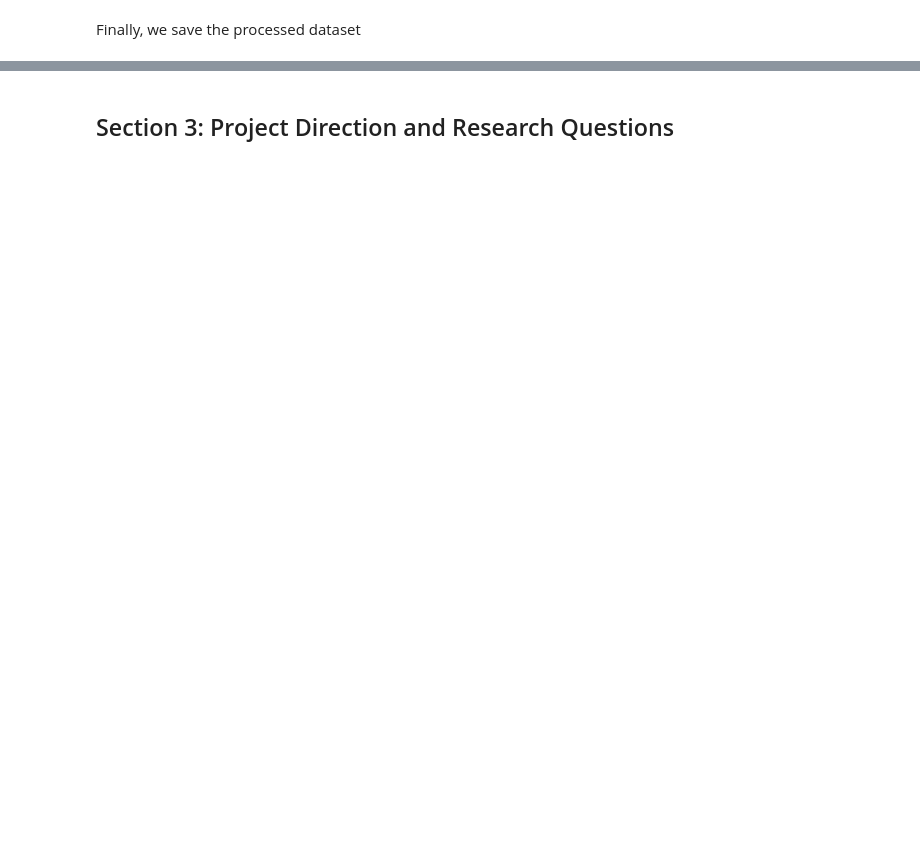
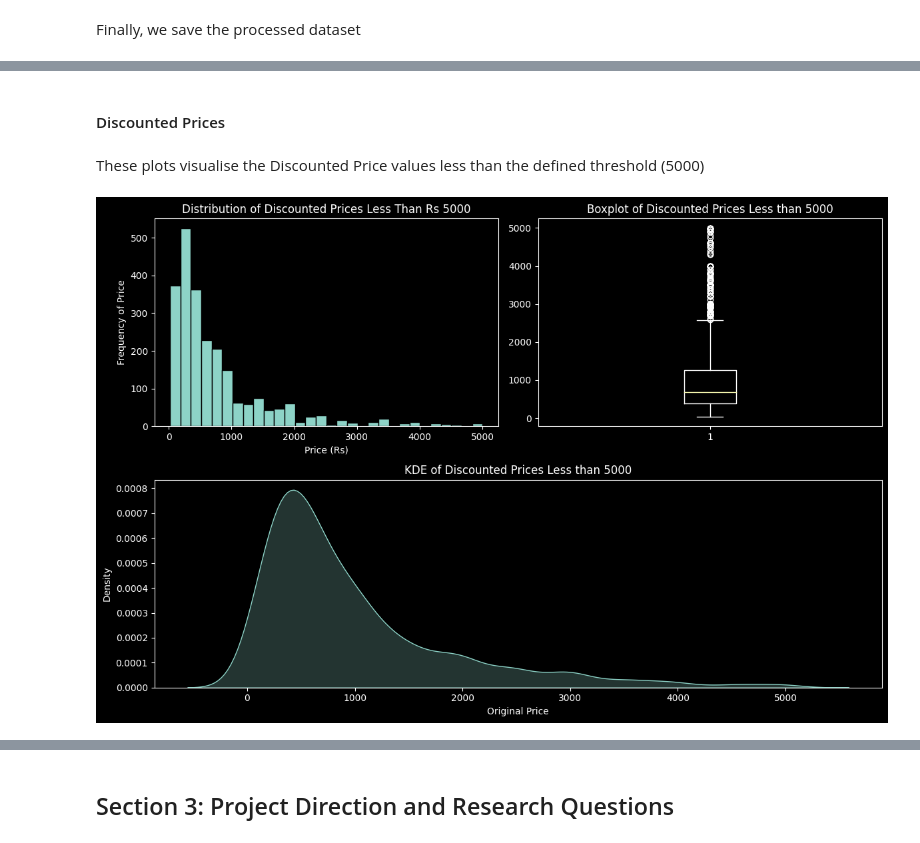
Before and after one commit to mdanyalmalik/blog, a Jupyter notebook: posts/eda-webscraped-data/index.ipynb, the cells around one changed output, grey strips where cells are left out. Cells and saved outputs as stored; diff of their text form; code cells hidden in the pictures; blank space fills up the shorter version.

```diff
--- a/posts/eda-webscraped-data/index.ipynb
+++ b/posts/eda-webscraped-data/index.ipynb
@@ -450,0 +577,34 @@ df.to_csv(path_or_buf="final_dataset.csv")
+# %% [markdown]
+#### Discounted Prices
+# %% [markdown]
+These plots visualise the Discounted Price values less than the defined threshold (5000)
+# %%
+
+# Splitting Discounted Price on Threshold 5000 to better display distribution
+# Plotting Histograms
+plt.figure(figsize=(12, 8))
+plt.subplot(221)
+price_histograms(data, 5000, 1, "Discounted Price")
+
+
+# Plotting Boxplots
+plt.subplot(222)
+plotting = price[price < 5000]
+boxplot(plotting, "Discounted Price")
+plt.title("Boxplot of Discounted Prices Less than 5000")
+
+# Null Check
+null = plotting.isnull()
+
+if null.any():
+    print("Null values present in column")
+
+# Plotting KDE
+plt.subplot(212)
+kde(plotting, "Discounted Prices Less than 5000")
+
+# Ensuring No Overlaps in Graphs
+plt.tight_layout()
+plt.show()
+# %% [output]
+[figure, added]
```
Also changed, not shown: parts of 49 cells of this notebook, 17 other files.
